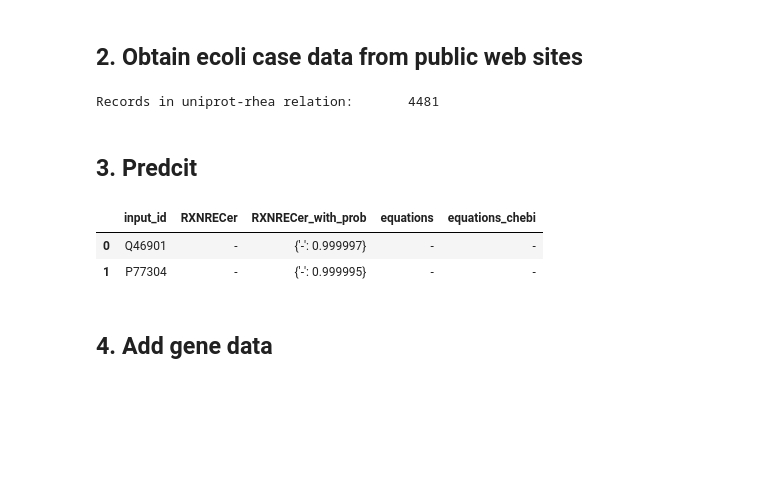
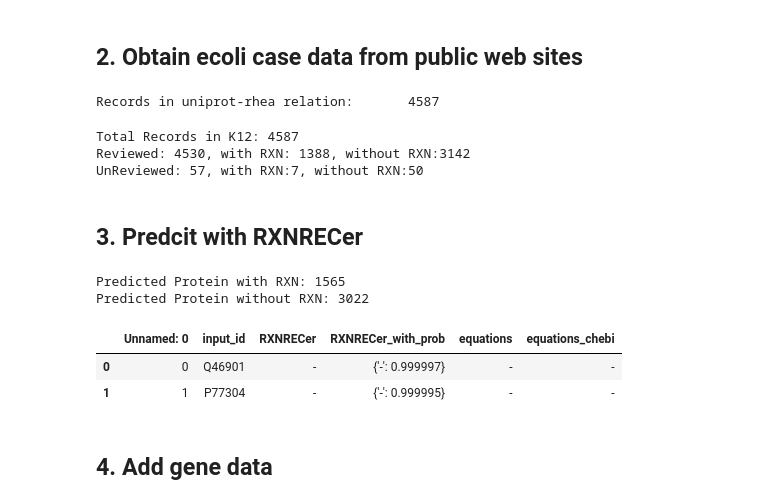
Before and after one commit to kingstdio/RXNRECer, a Jupyter notebook: case/ecoli/ecoli_case_ana_1126.ipynb, the cells around one changed output. Saved outputs shown, nothing was run; the diff lists cells and outputs as text; code cells hidden in the pictures; blank space fills up the shorter version.

```diff
--- a/case/ecoli/ecoli_case_ana_1126.ipynb
+++ b/case/ecoli/ecoli_case_ana_1126.ipynb
@@ -41,7 +43,7 @@ INFO: Pandarallel will use Memory file system to transfer data between the main
 ## 2. Obtain ecoli case data from public web sites
 # %%
 if FIRST_TIME_RUN:
-    api_url =f'https://rest.uniprot.org/uniprotkb/search?compressed=false&format=tsv&query=%28ecoli%29%20and%20%28model_organism:83333%29&fields=accession,reviewed,protein_name,gene_names,gene_oln,organism_name,length,ec,rhea,sequence&size=500'
+    api_url =f'https://rest.uniprot.org/uniprotkb/search?compressed=false&format=tsv&query=(ecoli) and (model_organism:83333)&fields=accession,reviewed,protein_name,gene_names,gene_oln,organism_name,length,ec,rhea,sequence&size=500'
     case_ecoli = uptool.get_batch_data_from_uniprot_rest_api(url=api_url)
     case_ecoli = pd.DataFrame(case_ecoli, columns=['uniprot_id','reviewed','protein_name','gene_names', 'gene_oln','organism_name','length','ec','reaction_id','seq'])
     case_ecoli = case_ecoli.replace('','-')
@@ -49,8 +51,25 @@ if FIRST_TIME_RUN:
     case_ecoli.reaction_id = case_ecoli.reaction_id.apply(lambda x: (cfg.SPLITER).join(x.split(' ')))
     case_ecoli.ec = case_ecoli.ec.apply(lambda x: (cfg.SPLITER).join(x.split('; ')))
 
+    #从fasta 读取4587数据
+    records_from_k12_fasta = bfl.fasta_to_dataframe('/hpcfs/fhome/shizhenkun/codebase/RXNRECer/case/ecoli/uniprotkb_k12_AND_model_organism_83333_2024_12_16.fasta').rename(columns={'uniprot_id':'input_id'})
+    records_from_k12_fasta['uniprot_id'] = records_from_k12_fasta.input_id.apply(lambda x: x.split('|')[1])
+    try2_uniprot_ids = records_from_k12_fasta[~records_from_k12_fasta.uniprot_id.isin(case_ecoli.uniprot_id)].uniprot_id.to_list()
+
+    # 补充额外的数据
+    try2_uniprot_res = []
+    for ids in tqdm(try2_uniprot_ids):
+        api_url = f'https://rest.uniprot.org/uniprotkb/search?query=accession:{ids}&format=tsv&fields=accession,reviewed,protein_name,gene_names,gene_oln,organism_name,length,ec,rhea,sequence&compressed=false'
+        case_ecoli = uptool.get_one_record_from_uniprot_rest_api(url=api_url)
+        try:
+            try2_uniprot_res = try2_uniprot_res + [case_ecoli.split('\n')[1].split('\t')]
+        except Exception as e:
+            print(e)
+
+    try2_uniprot_res = pd.DataFrame(try2_uniprot_res, columns=['uniprot_id','reviewed','protein_name','gene_names', 'gene_oln','organism_name','length','ec','reaction_id','seq'])
+    case_ecoli = pd.concat([case_ecoli,try2_uniprot_res]).reset_index(drop=True)
+    case_ecoli.reaction_id = case_ecoli.reaction_id.replace('','-')
     case_ecoli.to_feather(cfg.FILE_DS_CASE_ECOLI)    #保存文件
-
 
     ### 下载bigg模型文件和IML1515 gene
     ! wget -c http://bigg.ucsd.edu/static/models/iML1515.json
@@ -60,30 +79,58 @@ else:
     case_ecoli = pd.read_feather(cfg.FILE_DS_CASE_ECOLI)
     print(f'Records in uniprot-rhea relation:\t{len(case_ecoli)}')
 # %% [output]
-Records in uniprot-rhea relation:       4481
+Records in uniprot-rhea relation:       4587
+# %%
+num_reviewed = len(case_ecoli[case_ecoli.reviewed=="reviewed"])
+num_reviewed_with_rxn = len(case_ecoli[(case_ecoli.reviewed=="reviewed") & (case_ecoli.reaction_id!="-")])
+num_reviewed_without_rxn = len(case_ecoli[(case_ecoli.reviewed=="reviewed") & (case_ecoli.reaction_id=="-")])
+
+num_unreviewed = len(case_ecoli[case_ecoli.reviewed=="unreviewed"])
+num_unreviewed_with_rxn = len(case_ecoli[(case_ecoli.reviewed=="unreviewed")&(case_ecoli.reaction_id!="-")])
+num_unreviewed_without_rxn = len(case_ecoli[(case_ecoli.reviewed=="unreviewed")&(case_ecoli.reaction_id=="-")])
+
+print(f'Total Records in K12: {len(case_ecoli)}')
+print(f'Reviewed: {num_reviewed}, with RXN: {num_reviewed_with_rxn}, without RXN:{num_reviewed_without_rxn}')
+print(f'UnReviewed: {num_unreviewed}, with RXN:{num_unreviewed_with_rxn}, without RXN:{num_unreviewed_without_rxn}')
+# %% [output]
+Total Records in K12: 4587
+Reviewed: 4530, with RXN: 1388, without RXN:3142
+UnReviewed: 57, with RXN:7, without RXN:50
 # %% [markdown]
-## 3. Predcit
+## 3. Predcit with RXNRECer
 # %%
 # 从 JSON 文件加载反应编码字典
 
 if FIRST_TIME_RUN:
     with open(cfg.FILE_DS_DICT_RXN2ID, "r") as json_file:
         dict_rxn2id = json.load(json_file)
         print(f'加载反应编码字典完成，共有 {len(dict_rxn2id)} 个反应。')  # 打印加载的数据
 
     bfl.table2fasta(table=case_ecoli[['uniprot_id', 'seq']], file_out=f'{cfg.TEMP_DIR}ecoli.fasta')
     res =  production.step_by_step_prediction(input_fasta=f'{cfg.TEMP_DIR}ecoli.fasta',
                                         dict_rxn2id=cfg.FILE_DS_DICT_RXN2ID,
-                                        output_file=f'{cfg.TEMP_DIR}case_ecoli_rxnrecer.tsv'
+                                        output_file=f'{cfg.TEMP_DIR}case_ecoli_rxnrecer.tsv',
                                         )
+
+    RXNs = pd.read_feather(cfg.FILE_DS_RHEA_REACTIONS)
+    res['equations']=res.RXNRECer.apply(lambda x: RXNs[RXNs.reaction_id.isin(x.split(cfg.SPLITER))].equation.to_list() if x!='-' else '-')
+    res['equations_chebi']=res.RXNRECer.apply(lambda x: RXNs[RXNs.reaction_id.isin(x.split(cfg.SPLITER))].equation_chebi.to_list() if x!='-' else '-')
 else:
     res = pd.read_csv(f'{cfg.TEMP_DIR}case_ecoli_rxnrecer.tsv', sep='\t')
 
+num_protein_with_rxn = len(res[res.RXNRECer!='-'])
+num_protein_without_rxn = len(res[res.RXNRECer=='-'])
+
+print(f'Predicted Protein with RXN: {num_protein_with_rxn}')
+print(f'Predicted Protein without RXN: {num_protein_without_rxn}')
+
 res.head(2)
 # %% [output]
+Predicted Protein with RXN: 1565
+Predicted Protein without RXN: 3022
-|  | input_id | RXNRECer | RXNRECer_with_prob | equations | equations_chebi |
-| 0 | Q46901 | - | {'-': 0.999997} | - | - |
-| 1 | P77304 | - | {'-': 0.999995} | - | - |
+|  | Unnamed: 0 | input_id | RXNRECer | RXNRECer_with_prob | equations | equations_chebi |
+| 0 | 0 | Q46901 | - | {'-': 0.999997} | - | - |
+| 1 | 1 | P77304 | - | {'-': 0.999995} | - | - |
 # %% [markdown]
 ## 4. Add gene data
 # %%
```
Also changed, not shown: parts of 18 cells of this notebook, 23 other files.
